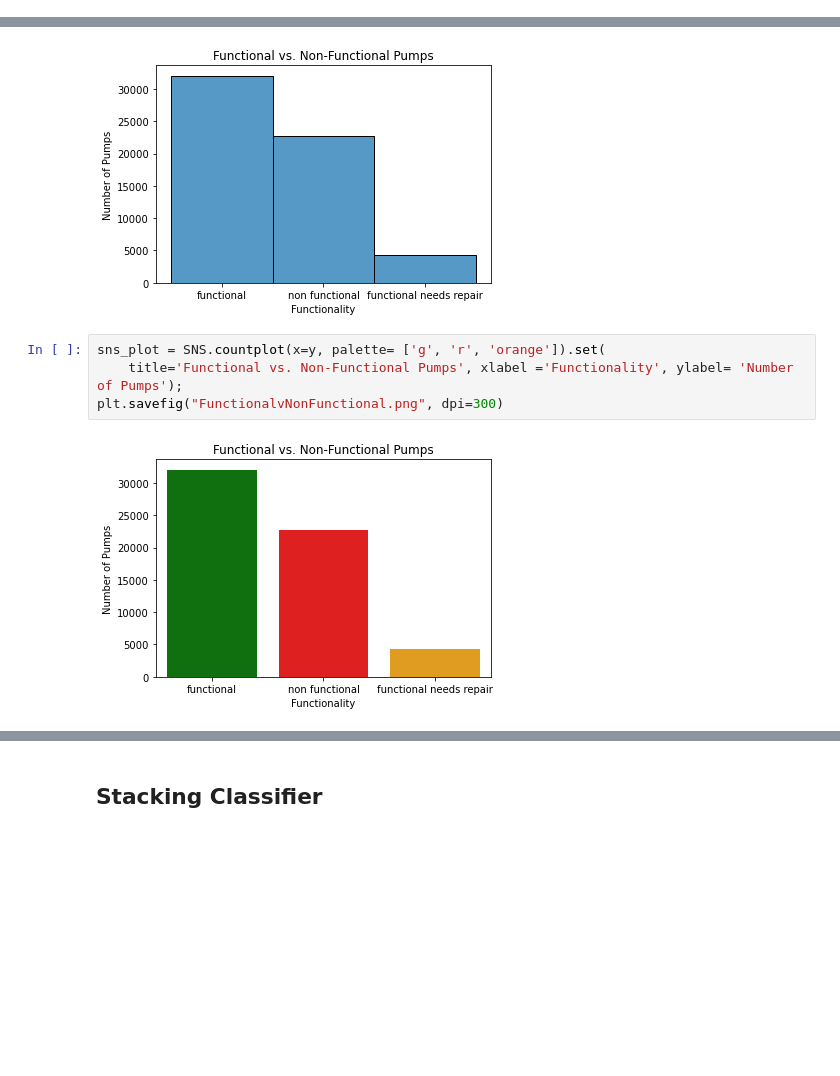
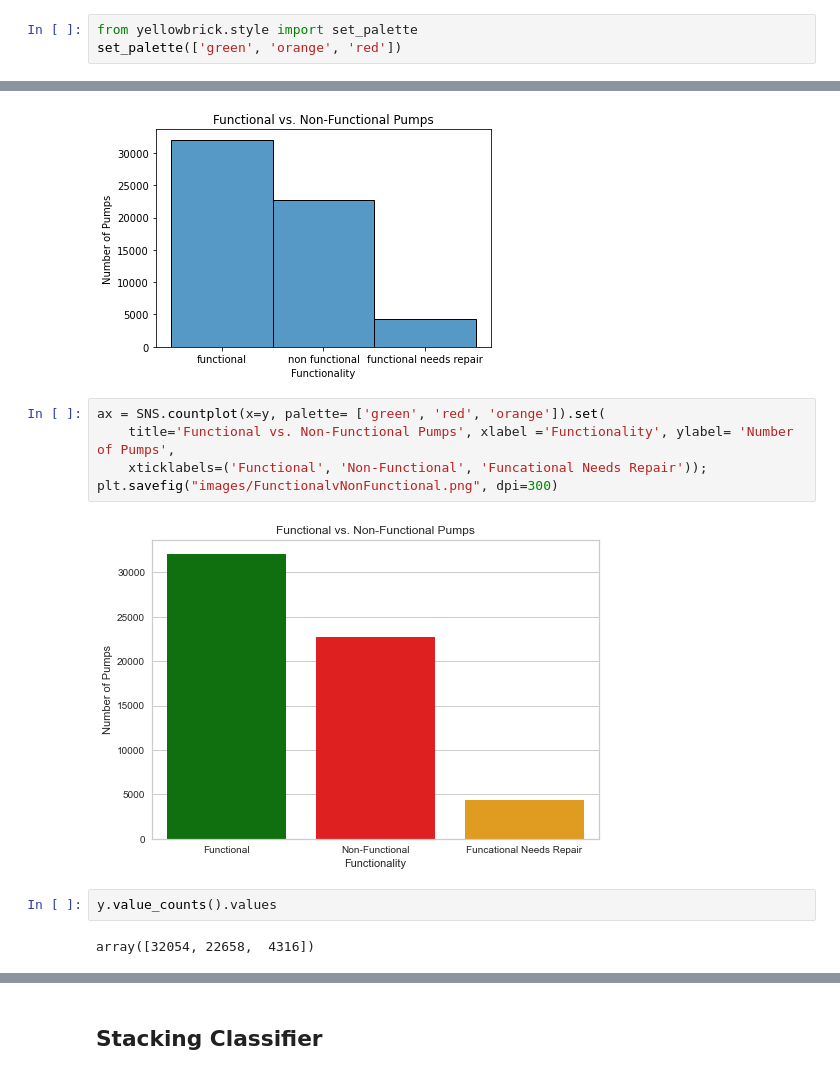
Before and after one commit to jlc0512/dsc-phase-3-project-v2-3, a Jupyter notebook: modeling_notebook.ipynb, the cells around one changed output, grey strips where cells are left out. Drawn from its saved outputs; the diff is of its cells as text; blank space fills up the shorter version.

Commit message:
added visualizations

```diff
--- a/modeling_notebook.ipynb
+++ b/modeling_notebook.ipynb
@@ -745,0 +759,3 @@ stack2_mean_cv_score
+# %%
+from yellowbrick.style import set_palette
+set_palette(['green', 'orange', 'red'])
@@ -1190,8 +1215,13 @@ SNS.histplot(data=y).set(
 # %% [output]
 [figure]
 # %%
-sns_plot = SNS.countplot(x=y, palette= ['g', 'r', 'orange']).set(
-    title='Functional vs. Non-Functional Pumps', xlabel ='Functionality', ylabel= 'Number of Pumps');
-plt.savefig("FunctionalvNonFunctional.png", dpi=300)
+ax = SNS.countplot(x=y, palette= ['green', 'red', 'orange']).set(
+    title='Functional vs. Non-Functional Pumps', xlabel ='Functionality', ylabel= 'Number of Pumps',
+    xticklabels=('Functional', 'Non-Functional', 'Funcational Needs Repair'));
+plt.savefig("images/FunctionalvNonFunctional.png", dpi=300)
 # %% [output]
-[figure, old version]
+[figure, new version]
+# %%
+y.value_counts().values
+# %% [output]
+array([32054, 22658,  4316])
```
Also changed, not shown: parts of 10 cells of this notebook.
